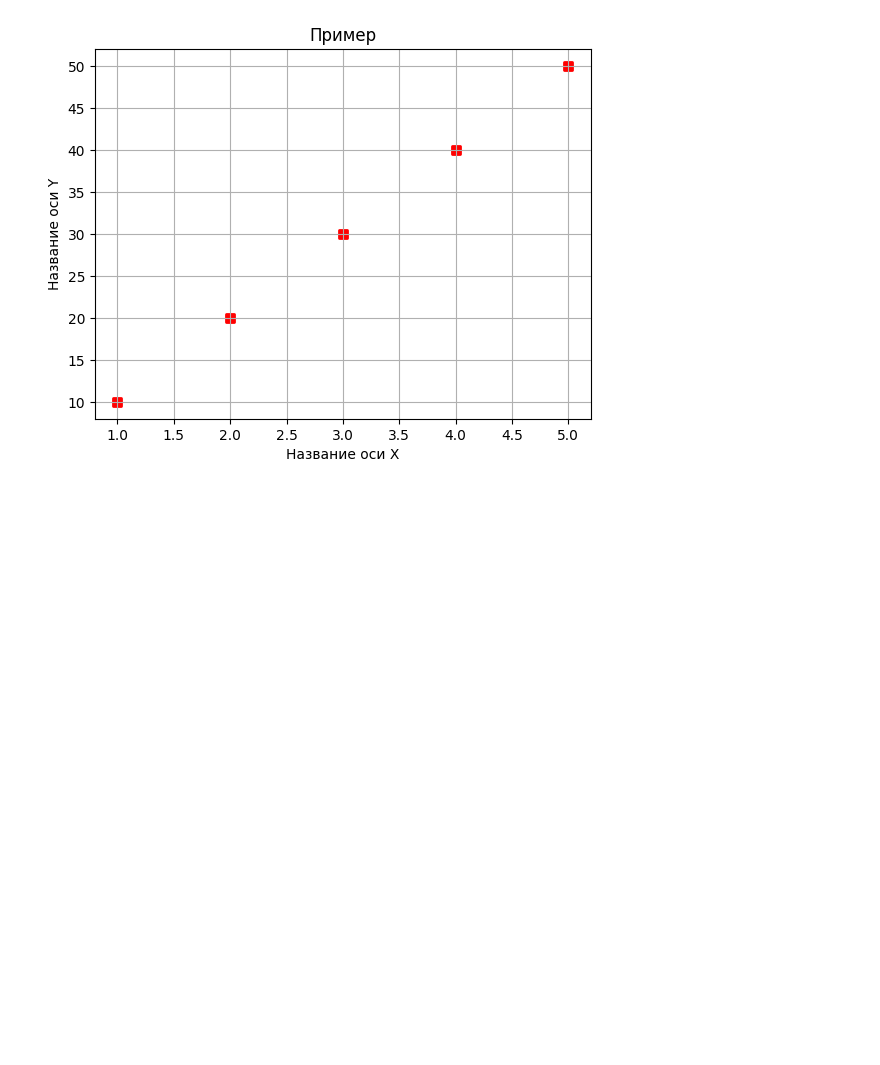
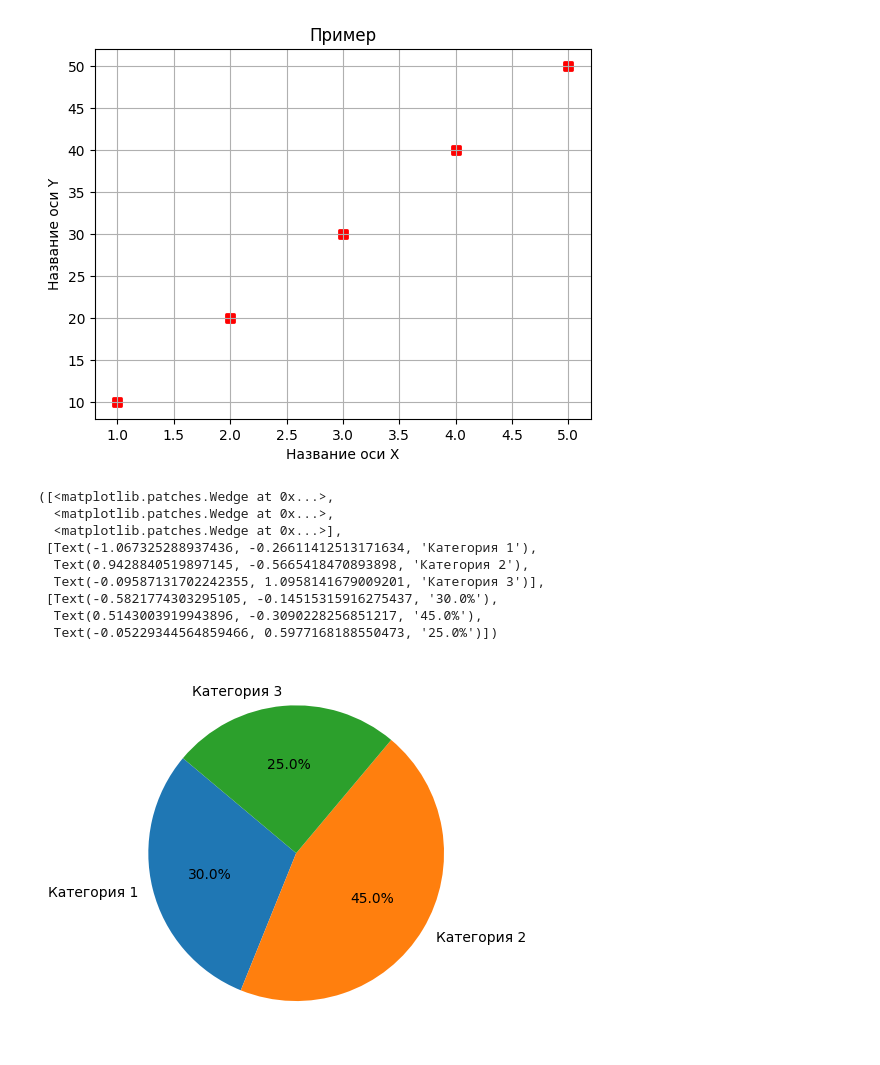
Before and after one commit to kseniasvichkareva/Step, a Jupyter notebook: Untitled4.ipynb, the cells around one changed output. Drawn from its saved outputs; the diff is of its cells as text; code cells hidden in the pictures; blank space fills up the shorter version.

```diff
--- a/Untitled4.ipynb
+++ b/Untitled4.ipynb
@@ -39,3 +40,18 @@ plt.ylabel("Название оси Y")
 # %% [output]
 Text(0, 0.5, 'Название оси Y')
 [figure]
+# %%
+labels=['Категория 1', 'Категория 2', 'Категория 3']
+sizes=[30, 45, 25]
+plt.pie(sizes, labels=labels, autopct='%1.1f%%', startangle=140)
+# %% [output]
+([<matplotlib.patches.Wedge at 0x...>,
+  <matplotlib.patches.Wedge at 0x...>,
+  <matplotlib.patches.Wedge at 0x...>],
+ [Text(-1.067325288937436, -0.26611412513171634, 'Категория 1'),
+  Text(0.9428840519897145, -0.5665418470893898, 'Категория 2'),
+  Text(-0.09587131702242355, 1.0958141679009201, 'Категория 3')],
+ [Text(-0.5821774303295105, -0.14515315916275437, '30.0%'),
+  Text(0.5143003919943896, -0.3090228256851217, '45.0%'),
+  Text(-0.05229344564859466, 0.5977168188550473, '25.0%')])
+[figure, added]
```
Also changed, not shown: parts of 3 cells of this notebook.
